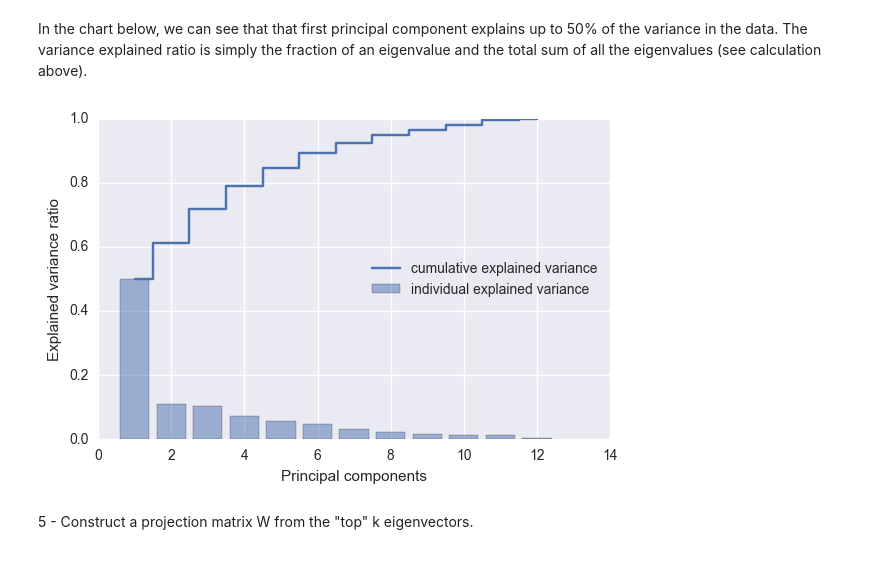
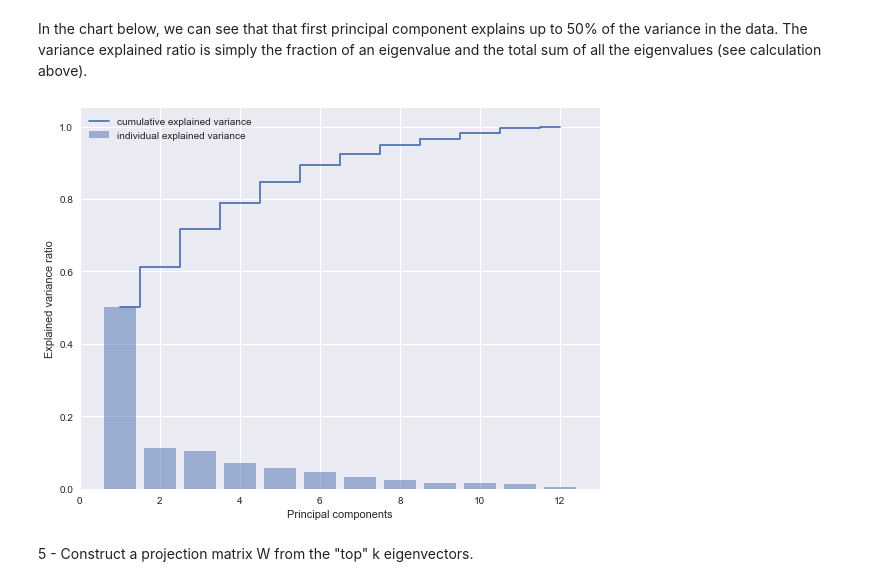
Before and after one commit to zlatankr/Data-Science-Curriculum, a Jupyter notebook: Principal Component Analysis.ipynb, the cells around one changed output. Cells and saved outputs as stored; diff of their text form; code cells hidden in the pictures.

```diff
--- a/Principal Component Analysis.ipynb
+++ b/Principal Component Analysis.ipynb
@@ -90,19 +94,19 @@ In the chart below, we can see that that first principal component explains up t
 # %%
 import matplotlib.pyplot as plt
 
-
+fig = plt.figure(figsize = (8,6))
 plt.bar(range(1, 13), var_exp, alpha=0.5, align='center',
         label='individual explained variance')
 plt.step(range(1, 13), cum_var_exp, where='mid',
          label='cumulative explained variance')
 plt.ylabel('Explained variance ratio')
 plt.xlabel('Principal components')
 plt.legend(loc='best')
 plt.tight_layout()
 # plt.savefig('./figures/pca1.png', dpi=300)
 plt.show()
 # %% [output]
-[figure, old version]
+[figure, new version]
 # %%
 # Make a list of (eigenvalue, eigenvector) tuples
 eigen_pairs = [(np.abs(eigen_vals[i]), eigen_vecs[:, i])
```
Also changed, not shown: parts of 5 cells of this notebook, 1 other file.
